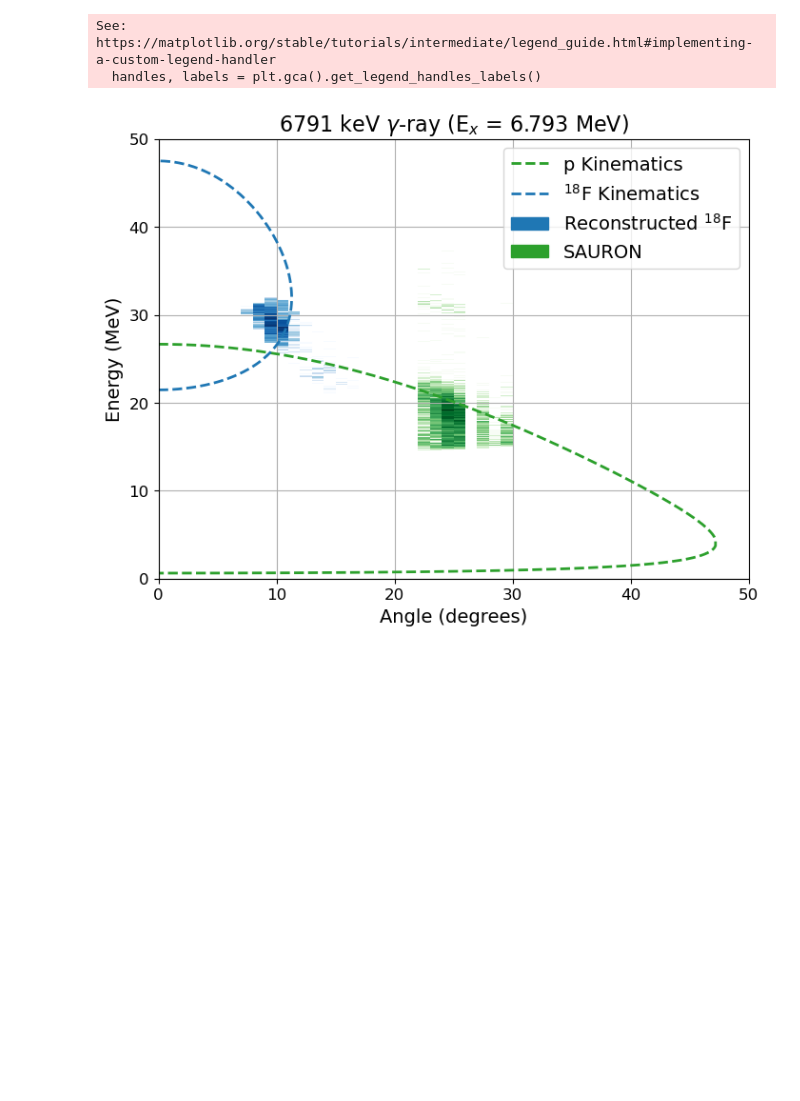
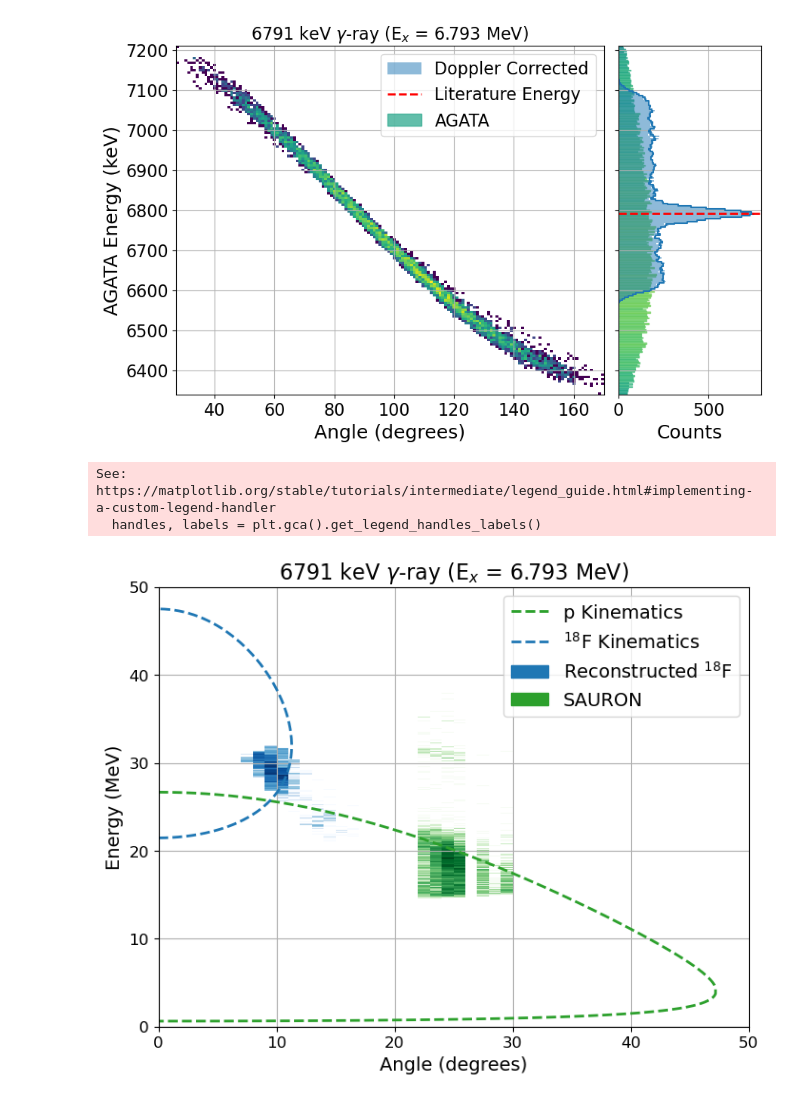
Before and after one commit to skowrons94/15O_Lifetime, a Jupyter notebook: Analyze_6792.ipynb, the cells around one changed output. Drawn from its saved outputs; the diff is of its cells as text; code cells hidden in the pictures; blank space fills up the shorter version.

```diff
--- a/Analyze_6792.ipynb
+++ b/Analyze_6792.ipynb
@@ -177,3 +169,64 @@ plt.show()
+# %%
+# === Easy size ratio adjustment ===
+width_ratios = [3, 1]
+
+fig, (ax1, ax2) = plt.subplots(
+    1, 2, figsize=(10, 6), sharey=True,
+    gridspec_kw={"width_ratios": width_ratios, "wspace": 0.05}
+)
+
+# --- Left panel: 2D histogram ---
+h = ax1.hist2d(selected_thetas, selected_energies, bins=[150, 150], cmap="viridis", norm=mpl.colors.LogNorm())
+ax1.set_xlabel("Angle (degrees)", fontsize=14)
+ax1.set_ylabel("AGATA Energy (keV)", fontsize=14)
+ax1.set_title(f"{gamma_energy} keV $\\gamma$-ray (E$_x$ = {level_energy:.3f} MeV)", fontsize=16)
+ax1.tick_params(labelsize=12)
+ax1.grid()
+
+# --- Right panel: 1D histograms with matching colormap ---
+min_y, max_y = np.min(selected_energies), np.max(selected_energies)
+bin_width = 3.5
+bins = np.arange(min_y, max_y + bin_width, bin_width)
+
+# Compute histogram values to color bars by height
+counts_agata, bin_edges = np.histogram(energies_agata_all, bins=bins, range=(min_y, max_y))
+counts_dc, _ = np.histogram(energies_agata_dc_all, bins=bins, range=(min_y, max_y))
+
+# Normalise counts for colormap
+norm = mpl.colors.LogNorm(vmin=max(1, min(counts_agata[counts_agata > 0].min(), counts_dc[counts_dc > 0].min())),
+                          vmax=max(counts_agata.max(), counts_dc.max()))
+cmap = plt.cm.viridis
+
+bin_centers = 0.5 * (bin_edges[:-1] + bin_edges[1:])
+
+# AGATA — colored bars
+bars_agata = ax2.barh(bin_centers, counts_agata, height=bin_width * 0.9, alpha=0.7, label="AGATA")
+for bar, c in zip(bars_agata, counts_agata):
+    bar.set_color(cmap(norm(c)) if c > 0 else cmap(0.0))
+
+# Doppler Corrected — outlined step histogram for contrast
+#ax2.plot(counts_dc, bin_centers, drawstyle="steps-mid", color="tab:blue", linewidth=1.5, label="Doppler Corrected")
+ax2.hist(energies_agata_dc_all, bins=bins, range=(min_y, max_y), orientation="horizontal", alpha=0.5, color="tab:blue", label="Doppler Corrected")
+ax2.step(counts_dc, bin_centers, where="mid", color="tab:blue", linewidth=1.5)
+
+ax2.axhline(gamma_energy, color="red", label="Literature Energy", linestyle="--", linewidth=2)
+
+ax2.set_xlabel("Counts", fontsize=18)
+ax2.tick_params(labelsize=16)
+ax2.grid()
+
+ax1.set_xlabel("Angle (degrees)", fontsize=18)
+ax1.tick_params(labelsize=16)
+ax1.set_ylabel("AGATA Energy (keV)", fontsize=18)
+
+# --- Single legend on ax1 ---
+handles, labels = ax2.get_legend_handles_labels()
+ax1.legend(handles, labels, fontsize=16, loc="upper right")
+
+plt.savefig(f"plots/combined_{gamma_energy}.pdf", bbox_inches="tight")
+plt.show()
+# %% [output]
+[figure, added]
 # %%
 from matplotlib import patches as mpatches
 
```
Also changed, not shown: parts of 8 cells of this notebook, 27 other files.
